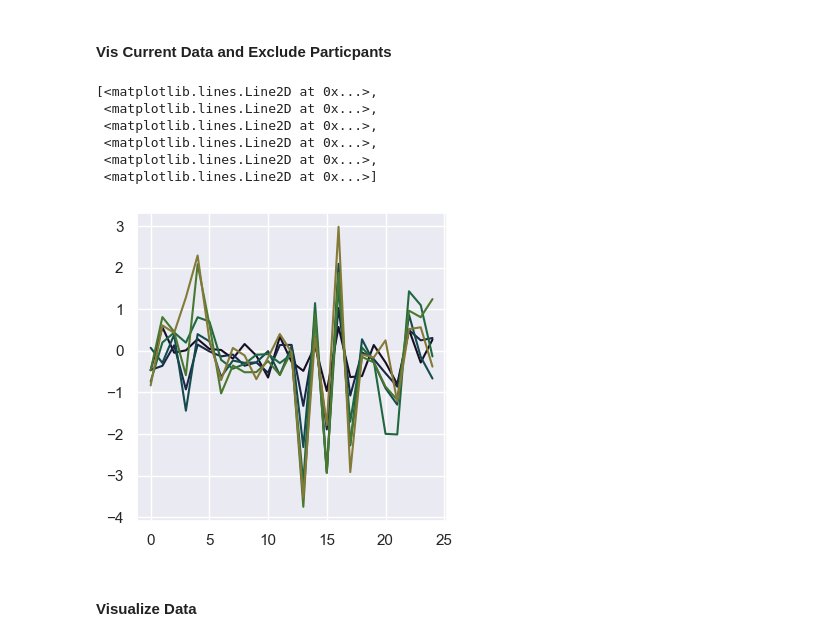
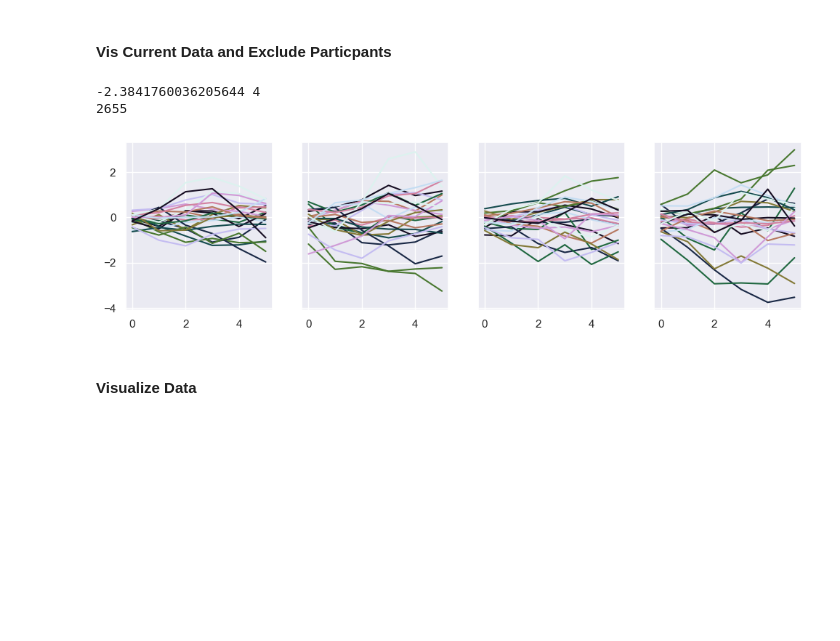
Before and after one commit to PatriciaNL/LTP_analysis, a Jupyter notebook: PythonScripts/GetAllSubjCRFDiff.ipynb, the cells around one changed output. Drawn from its saved outputs; the diff is of its cells as text; code cells hidden in the pictures; blank space fills up the shorter version.

```diff
--- a/PythonScripts/GetAllSubjCRFDiff.ipynb
+++ b/PythonScripts/GetAllSubjCRFDiff.ipynb
@@ -102,18 +104,33 @@ for co in range(NumConds):
+# %%
+rmv_subs = np.ones((NumSubs))
+rmv_subj_ind = ['2655']
+
+cond_ind = 3
+bin_ind = 2
+
+#fig,axs = plt.subplots(1, figsize = (4,4), sharey=True)
+dIn = AllDiffs[cond_ind][:,bin_ind] # because we start at 0 ...
+NoisyVal, NoisySub = np.min(dIn,axis = 0), np.argmin(dIn, axis = 0)
+print(NoisyVal,NoisySub)
+print(SubNames[NoisySub])
+
+#cleanSubs = [x for x in rmv_subs if SubNames[x] not in rmv_subj_ind]
+#print(cleanSubs)
+
+#print(np.where(AllDiffs[1][0:6] == maxminval[4]))
+axs.plot(diff_ax,AllDiffs[cond_ind][NoisySub,0:6])
+# %% [output]
+-2.3841760036205644 4
+2655
 # %%
-fig,axs = plt.subplots(1,4,figsize = (4,4), sharey=True)
+fig,axs = plt.subplots(1,4,figsize = (12,3), sharey=True)
 
-f_co = 3
-dIn = AllDiffs[f_co]
-
-axs.plot(dIn[:,:6])
+for f_co in range(NumConds):
+    for su in range(NumSubs):
+        dIn = AllDiffs[f_co]
+        axs[f_co].plot(diff_ax,dIn[su,:6])
 # %% [output]
-[<matplotlib.lines.Line2D at 0x...>,
- <matplotlib.lines.Line2D at 0x...>,
- <matplotlib.lines.Line2D at 0x...>,
- <matplotlib.lines.Line2D at 0x...>,
- <matplotlib.lines.Line2D at 0x...>,
- <matplotlib.lines.Line2D at 0x...>]
-[figure, old version]
+[figure, new version]
 # %% [markdown]
 #### Visualize Data
 # %%
```
Also changed, not shown: parts of 9 cells of this notebook.
